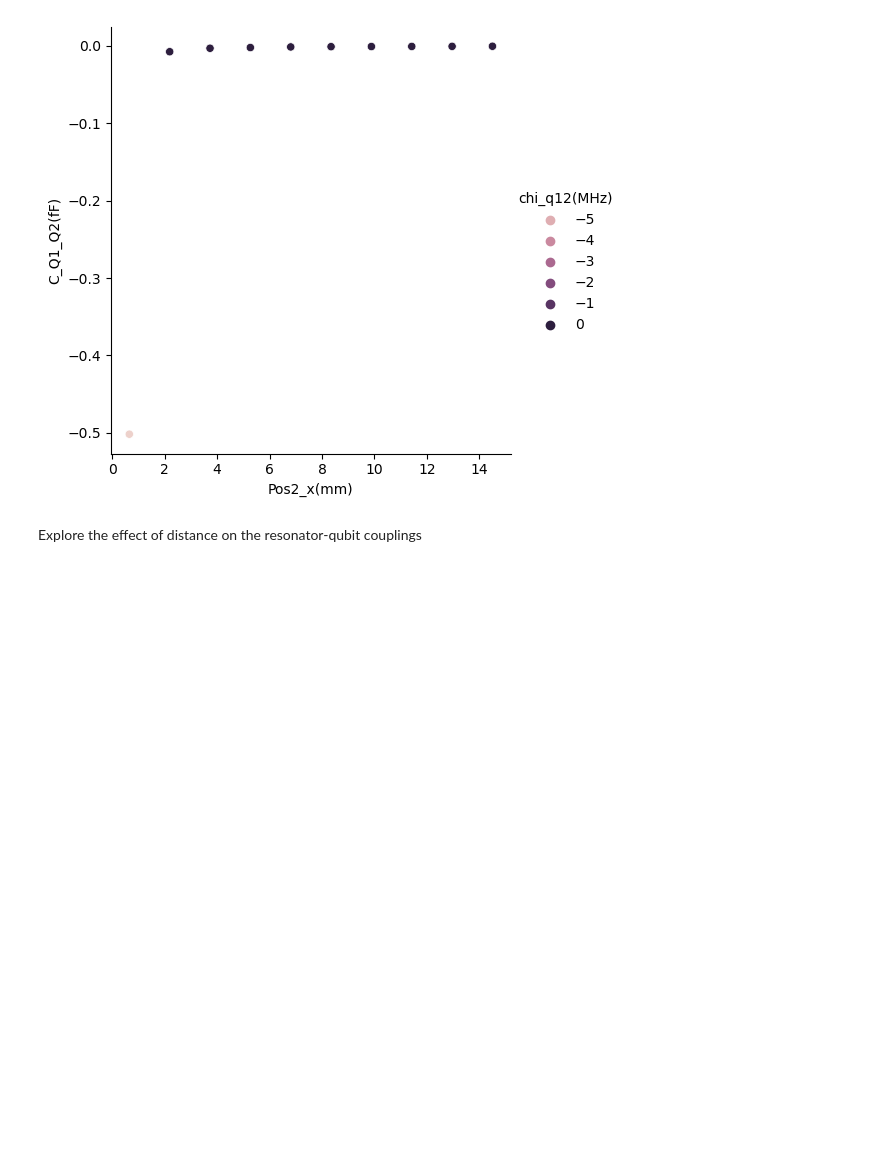
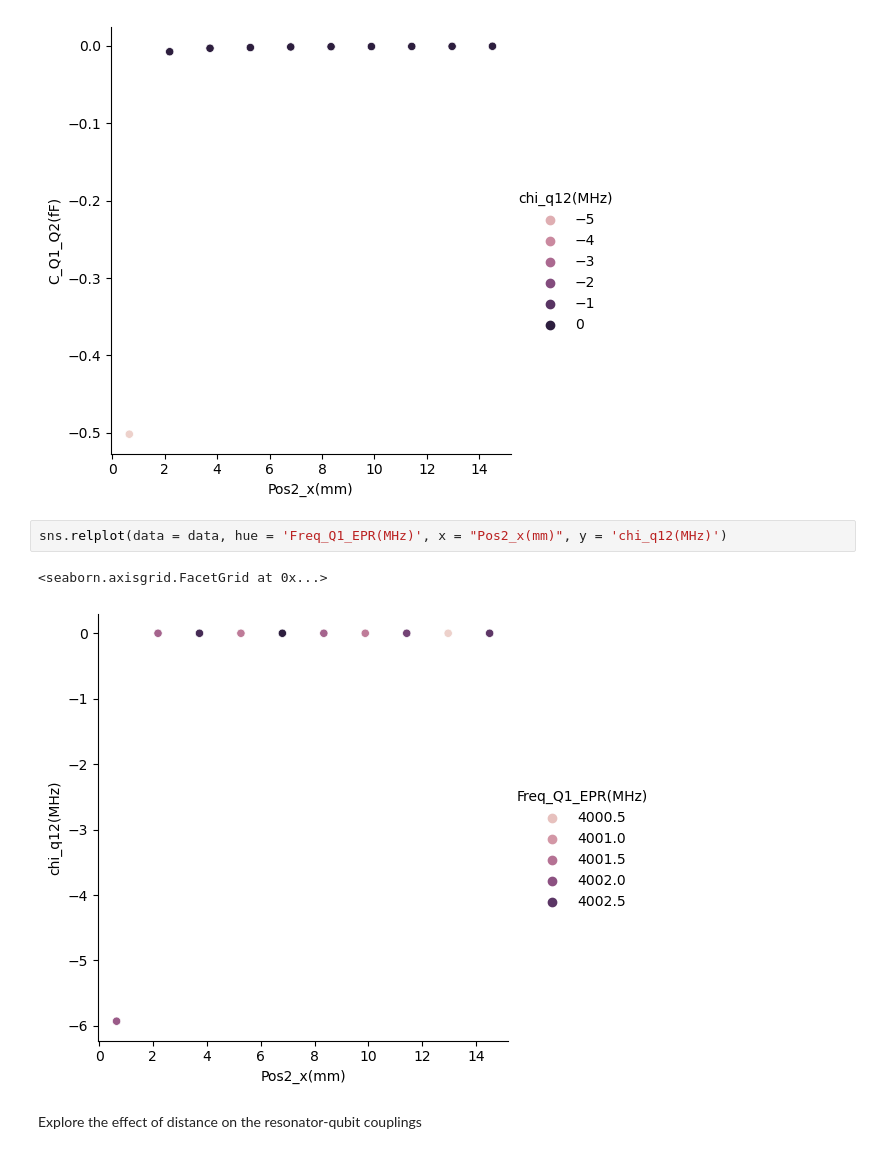
Before and after one commit to Wendywanw/Wendy-qiskit-code, a Jupyter notebook: data/data_analysis.ipynb, the cells around one changed output. Drawn from its saved outputs; the diff is of its cells as text; blank space fills up the shorter version.

Commit message:
update data analysis

```diff
--- a/data/data_analysis.ipynb
+++ b/data/data_analysis.ipynb
@@ -78,6 +78,11 @@ sns.relplot(data = data, y = 'C_Q1_Q2(fF)', x = "Pos2_x(mm)", hue = 'chi_q12(MHz
 # %% [output]
 <seaborn.axisgrid.FacetGrid at 0x...>
 [figure]
+# %%
+sns.relplot(data = data, hue = 'Freq_Q1_EPR(MHz)', x = "Pos2_x(mm)", y = 'chi_q12(MHz)')
+# %% [output]
+<seaborn.axisgrid.FacetGrid at 0x...>
+[figure, added]
 # %% [markdown]
 Explore the effect of distance on the resonator-qubit couplings
 # %%
```
